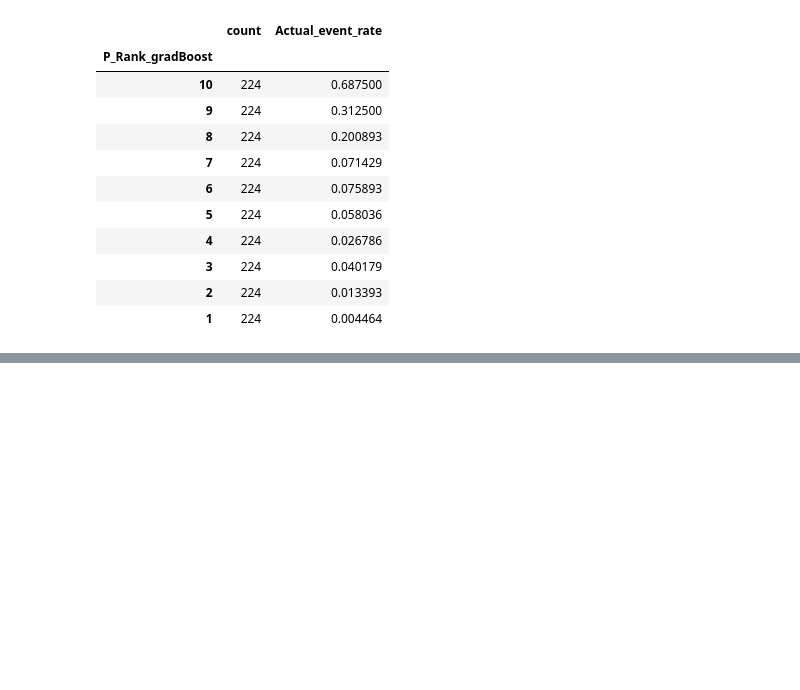
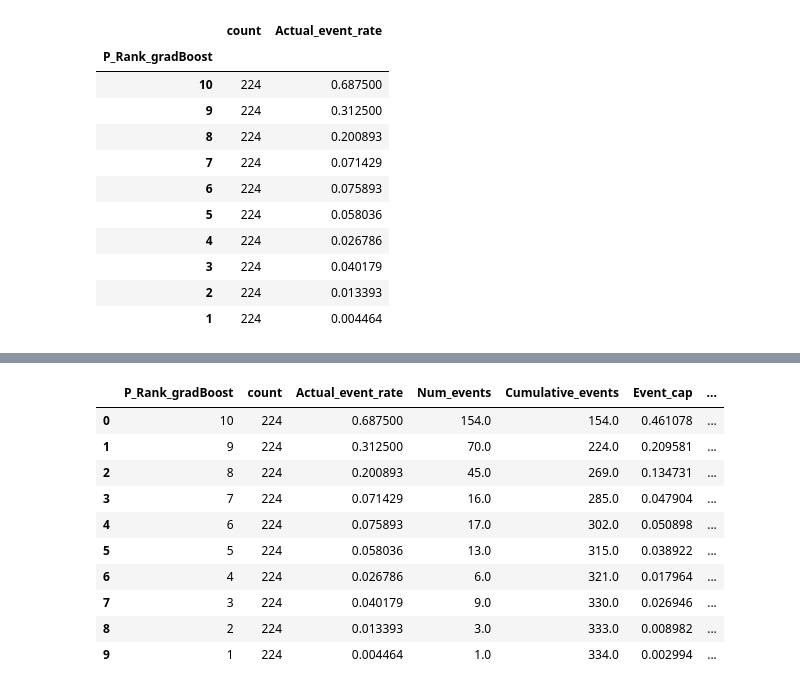
Before and after one commit to DarkoStojanovic2725/ML-marketing-analysis, a Jupyter notebook: marketing models.ipynb, the cells around one changed output, grey strips where cells are left out. Saved outputs shown, nothing was run; the diff lists cells and outputs as text; code cells hidden in the pictures; blank space fills up the shorter version.

```diff
--- a/marketing models.ipynb
+++ b/marketing models.ipynb
@@ -709,0 +748,16 @@ ranked_dataFrame
+# %%
+ranked_dataFrame = ranked_dataFrame.reset_index()
+ranked_dataFrame['Decile'] = ranked_dataFrame.index + 1
+ranked_dataFrame
+# %% [output]
+|  | P_Rank_gradBoost | count | Actual_event_rate | Num_events | Cumulative_events | Event_cap | ... |
+| 0 | 10 | 224 | 0.687500 | 154.0 | 154.0 | 0.461078 | ... |
+| 1 | 9 | 224 | 0.312500 | 70.0 | 224.0 | 0.209581 | ... |
+| 2 | 8 | 224 | 0.200893 | 45.0 | 269.0 | 0.134731 | ... |
+| 3 | 7 | 224 | 0.071429 | 16.0 | 285.0 | 0.047904 | ... |
+| 4 | 6 | 224 | 0.075893 | 17.0 | 302.0 | 0.050898 | ... |
+| 5 | 5 | 224 | 0.058036 | 13.0 | 315.0 | 0.038922 | ... |
+| 6 | 4 | 224 | 0.026786 | 6.0 | 321.0 | 0.017964 | ... |
+| 7 | 3 | 224 | 0.040179 | 9.0 | 330.0 | 0.026946 | ... |
+| 8 | 2 | 224 | 0.013393 | 3.0 | 333.0 | 0.008982 | ... |
+| 9 | 1 | 224 | 0.004464 | 1.0 | 334.0 | 0.002994 | ... |
```
Also changed, not shown: parts of 5 cells of this notebook.
